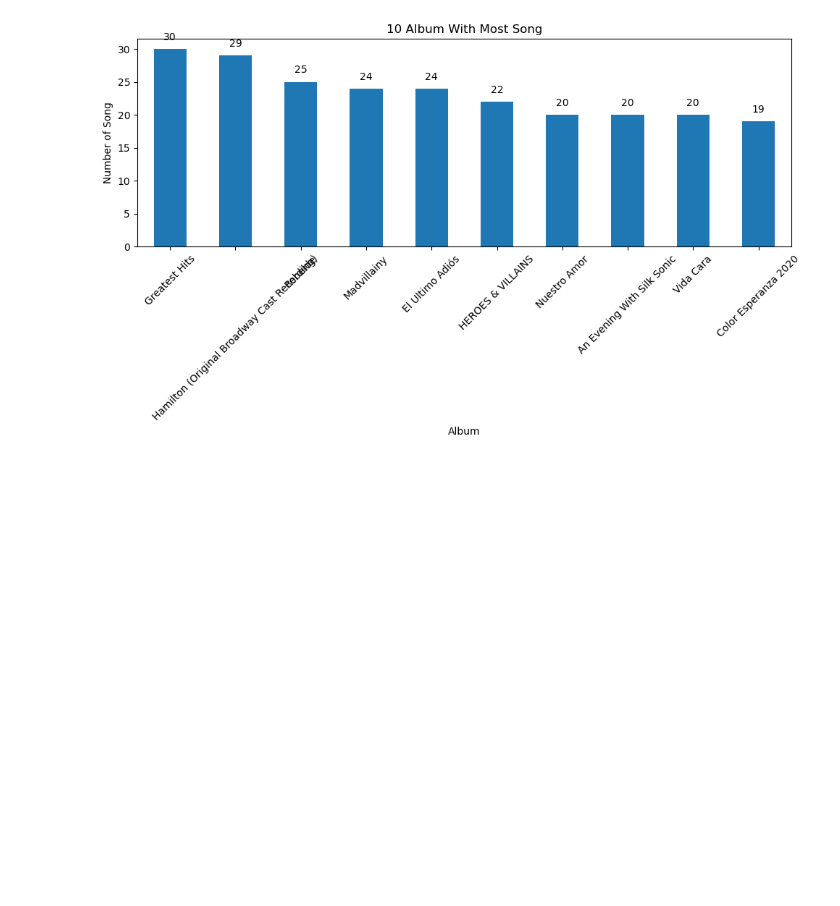
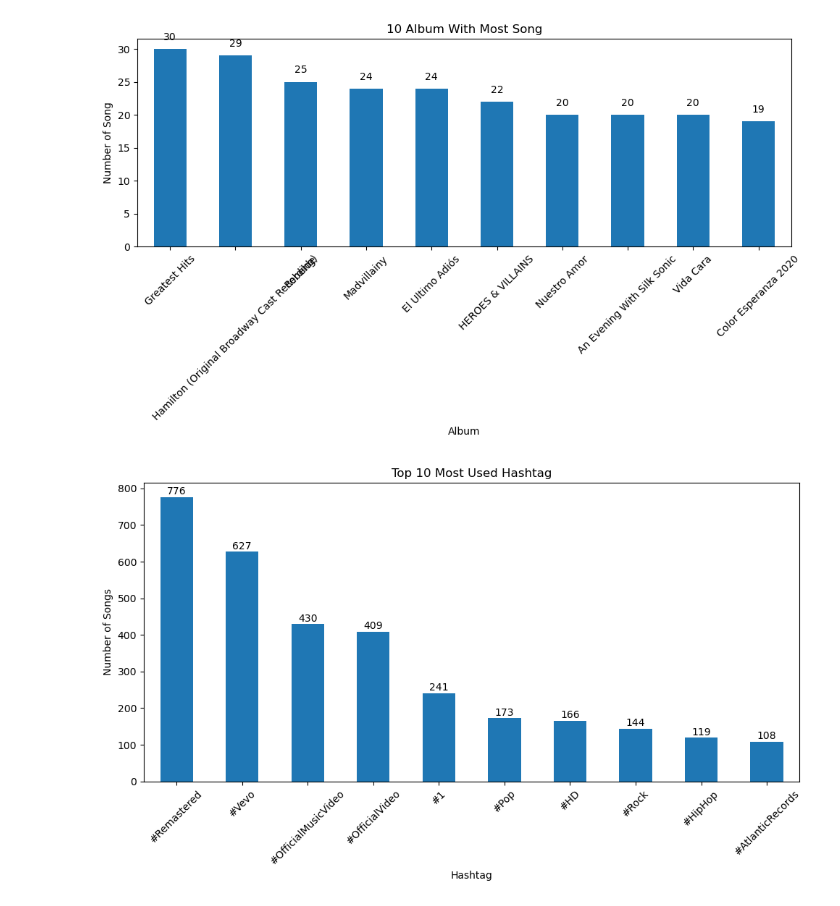
Before and after one commit to FlazeFy2/DS_Spotify-YouTube-Data, a Jupyter notebook: exploratory data analysis-bar.ipynb, the cells around one changed output. Saved outputs shown, nothing was run; the diff lists cells and outputs as text; code cells hidden in the pictures; blank space fills up the shorter version.

Commit message:
[DS] Exploratory Data Analysis (EDA) - Bar Chart Top 10 Most Used Hashtag

```diff
--- a/exploratory data analysis-bar.ipynb
+++ b/exploratory data analysis-bar.ipynb
@@ -28,3 +28,38 @@ for dt in list_col:
 [figure]
 [figure]
 [figure]
+# %%
+import pandas as pd
+import matplotlib.pyplot as plt
+import numpy as np
+import re
+
+# Exploratory Data Analysis (EDA) - Bar Chart Top 10 Most Used Hashtag
+df = pd.read_csv("Spotify Youtube Dataset.csv")
+
+# Dataset
+# Extract hashtags from Description
+df['hashtags'] = df['Description'].apply(
+    lambda x: re.findall(r"#\w+", str(x))  # find all words starting with "#"
+)
+
+# Split into rows
+hashtags_series = df['hashtags'].explode()
+
+# Count
+top_hashtags = hashtags_series.value_counts().head(10)
+
+# Bar Chart
+plt.figure(figsize=(10, 6))
+ax = top_hashtags.plot(kind='bar')
+# Add label
+for i, value in enumerate(top_hashtags):
+    plt.text(i, value + 1, str(value), ha='center', va='bottom')
+plt.title("Top 10 Most Used Hashtag")
+plt.xlabel("Hashtag")
+plt.ylabel("Number of Songs")
+plt.xticks(rotation=45)
+plt.tight_layout()
+plt.show()
+# %% [output]
+[figure, added]
```
